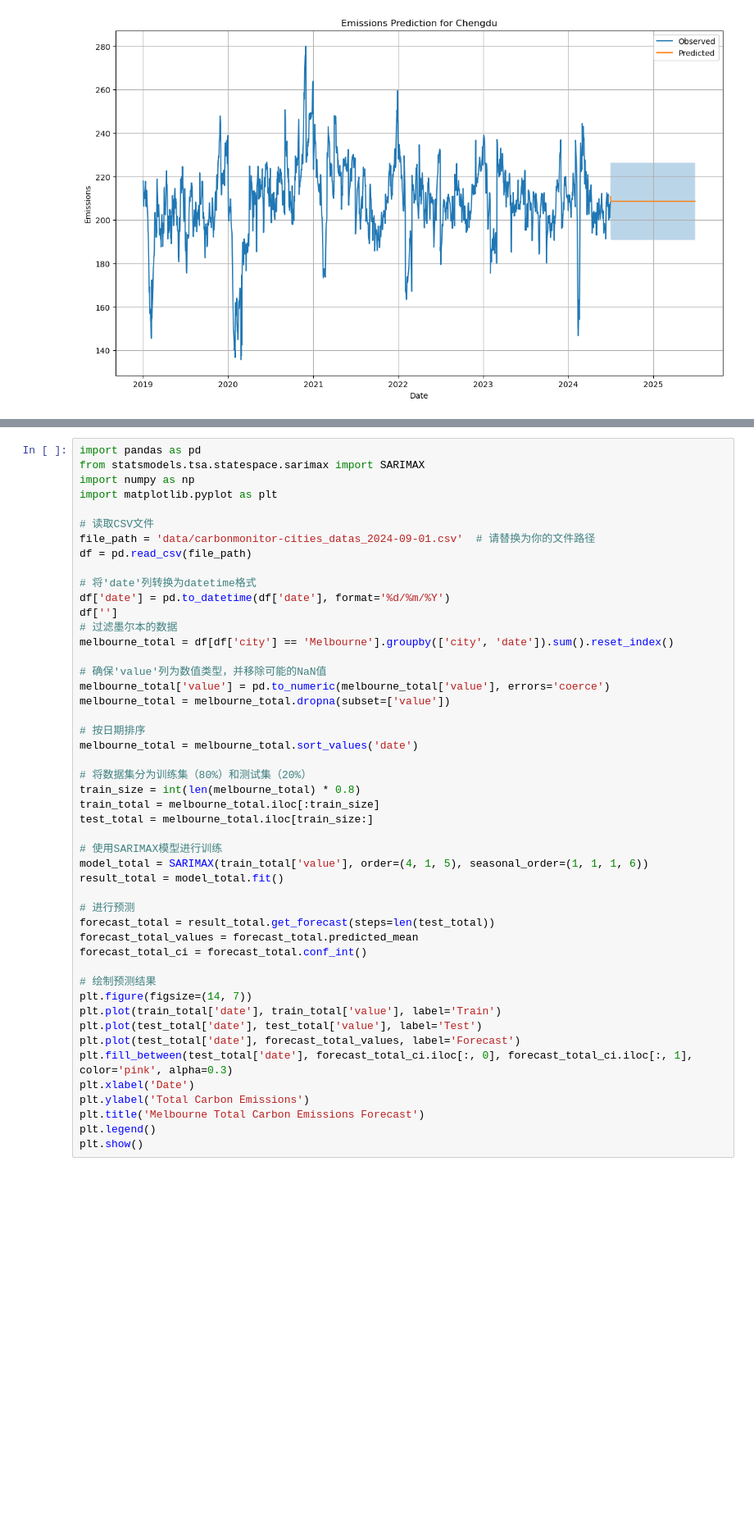
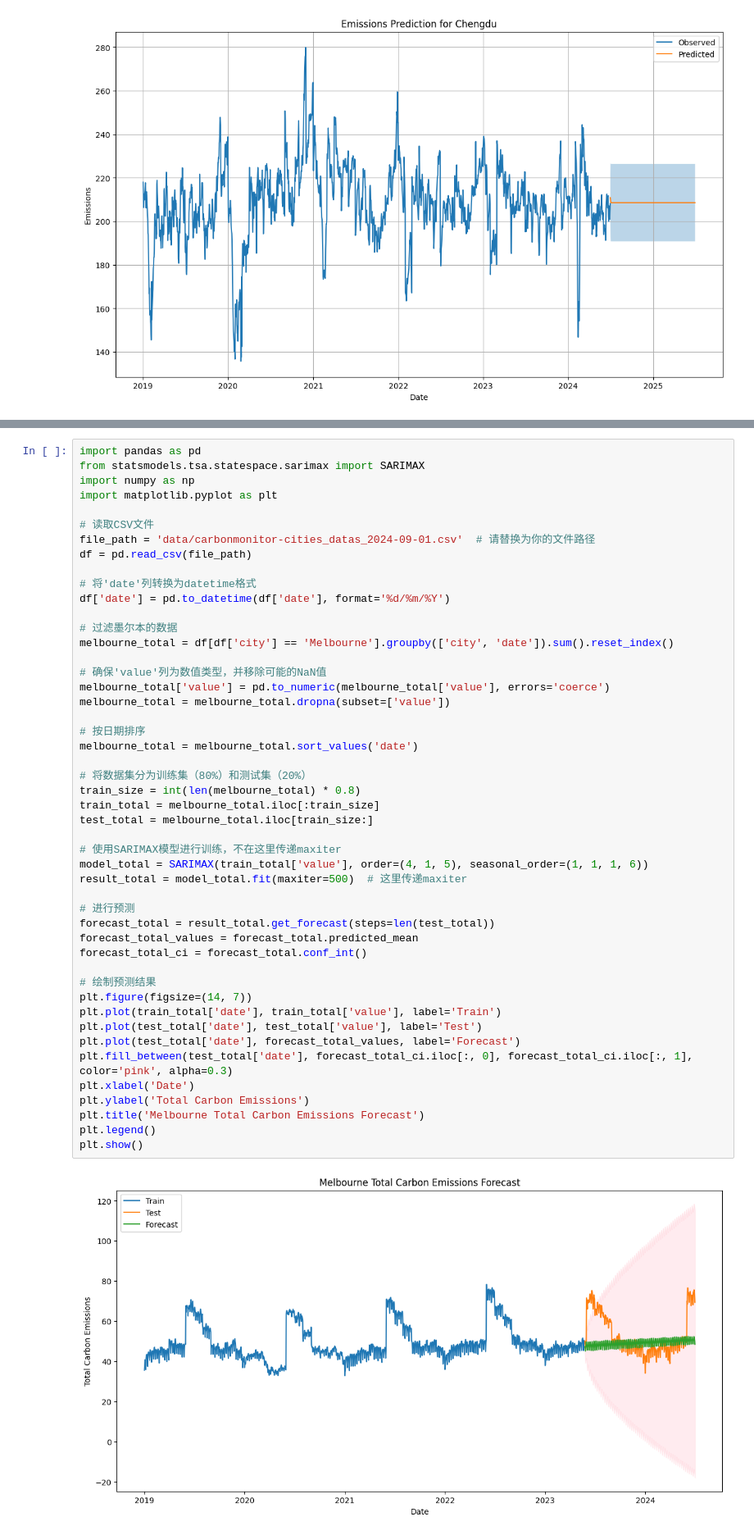
Before and after one commit to Aster-amellus/short_term_proj, a Jupyter notebook: data_mining.ipynb, the cells around one changed output, grey strips where cells are left out. Shown at 82% size. Drawn from its saved outputs; the diff is of its cells as text; blank space fills up the shorter version.

```diff
--- a/data_mining.ipynb
+++ b/data_mining.ipynb
@@ -172,42 +206,44 @@ df = pd.read_csv(file_path)
 
 # 将'date'列转换为datetime格式
 df['date'] = pd.to_datetime(df['date'], format='%d/%m/%Y')
-df['']
+
 # 过滤墨尔本的数据
 melbourne_total = df[df['city'] == 'Melbourne'].groupby(['city', 'date']).sum().reset_index()
 
 # 确保'value'列为数值类型，并移除可能的NaN值
 melbourne_total['value'] = pd.to_numeric(melbourne_total['value'], errors='coerce')
 melbourne_total = melbourne_total.dropna(subset=['value'])
 
 # 按日期排序
 melbourne_total = melbourne_total.sort_values('date')
 
 # 将数据集分为训练集（80%）和测试集（20%）
 train_size = int(len(melbourne_total) * 0.8)
 train_total = melbourne_total.iloc[:train_size]
 test_total = melbourne_total.iloc[train_size:]
 
-# 使用SARIMAX模型进行训练
+# 使用SARIMAX模型进行训练，不在这里传递maxiter
 model_total = SARIMAX(train_total['value'], order=(4, 1, 5), seasonal_order=(1, 1, 1, 6))
-result_total = model_total.fit()
+result_total = model_total.fit(maxiter=500)  # 这里传递maxiter
 
 # 进行预测
 forecast_total = result_total.get_forecast(steps=len(test_total))
 forecast_total_values = forecast_total.predicted_mean
 forecast_total_ci = forecast_total.conf_int()
 
 # 绘制预测结果
 plt.figure(figsize=(14, 7))
 plt.plot(train_total['date'], train_total['value'], label='Train')
 plt.plot(test_total['date'], test_total['value'], label='Test')
 plt.plot(test_total['date'], forecast_total_values, label='Forecast')
 plt.fill_between(test_total['date'], forecast_total_ci.iloc[:, 0], forecast_total_ci.iloc[:, 1], color='pink', alpha=0.3)
 plt.xlabel('Date')
 plt.ylabel('Total Carbon Emissions')
 plt.title('Melbourne Total Carbon Emissions Forecast')
 plt.legend()
 plt.show()
+# %% [output]
+[figure, added]
 # %%
 import pandas as pd
 
```
Also changed, not shown: parts of 10 cells of this notebook.
